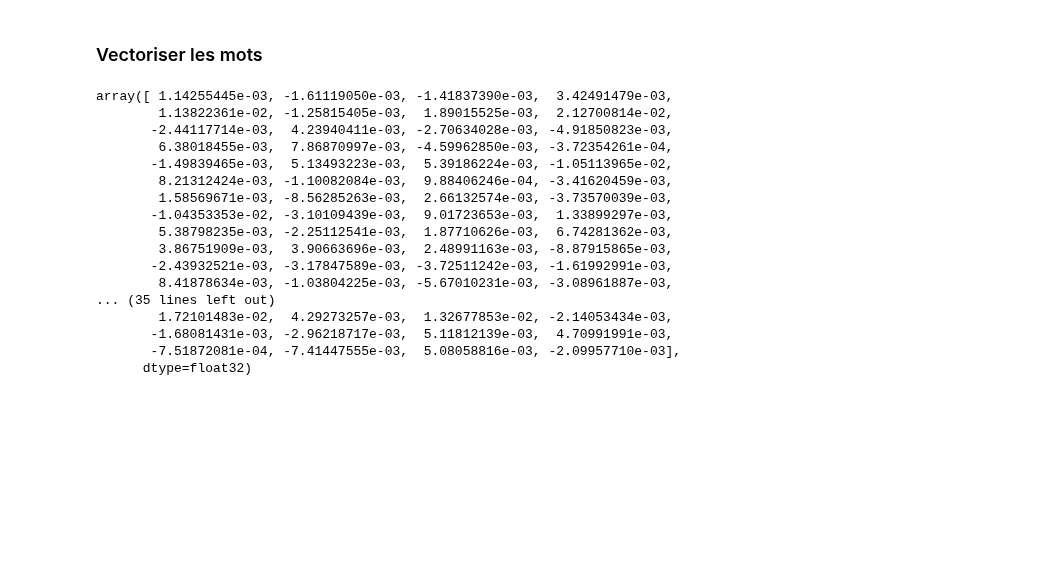
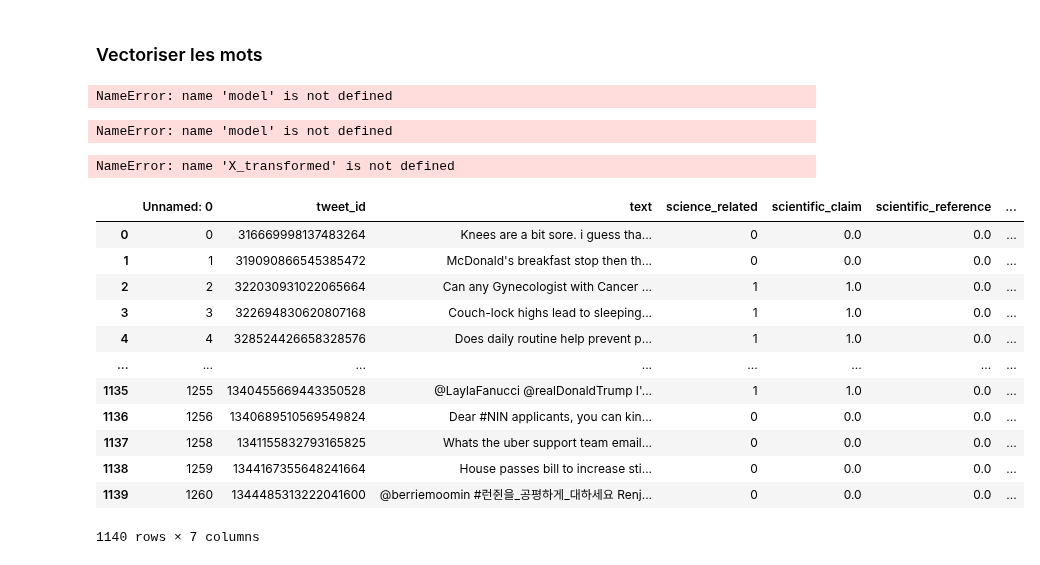
Before and after one commit to RaphaelRibes/machine-learning, a Jupyter notebook: ML_projet.ipynb, the cells around one changed output. Saved outputs shown, nothing was run; the diff lists cells and outputs as text; code cells hidden in the pictures; blank space fills up the shorter version.

```diff
--- a/ML_projet.ipynb
+++ b/ML_projet.ipynb
@@ -120,20 +315,4 @@ model = Word2Vec(refined_tweets, vector_size = 200, window = 2, min_count = 0, w
 # %%
-(model.wv["science"])
+len(model.wv["science"])
 # %% [output]
-array([ 1.14255445e-03, -1.61119050e-03, -1.41837390e-03,  3.42491479e-03,
-        1.13822361e-02, -1.25815405e-03,  1.89015525e-03,  2.12700814e-02,
-       -2.44117714e-03,  4.23940411e-03, -2.70634028e-03, -4.91850823e-03,
-        6.38018455e-03,  7.86870997e-03, -4.59962850e-03, -3.72354261e-04,
-       -1.49839465e-03,  5.13493223e-03,  5.39186224e-03, -1.05113965e-02,
-        8.21312424e-03, -1.10082084e-03,  9.88406246e-04, -3.41620459e-03,
-        1.58569671e-03, -8.56285263e-03,  2.66132574e-03, -3.73570039e-03,
-       -1.04353353e-02, -3.10109439e-03,  9.01723653e-03,  1.33899297e-03,
-        5.38798235e-03, -2.25112541e-03,  1.87710626e-03,  6.74281362e-03,
-        3.86751909e-03,  3.90663696e-03,  2.48991163e-03, -8.87915865e-03,
-       -2.43932521e-03, -3.17847589e-03, -3.72511242e-03, -1.61992991e-03,
-        8.41878634e-03, -1.03804225e-03, -5.67010231e-03, -3.08961887e-03,
-... (35 lines left out)
-        1.72101483e-02,  4.29273257e-03,  1.32677853e-02, -2.14053434e-03,
-       -1.68081431e-03, -2.96218717e-03,  5.11812139e-03,  4.70991991e-03,
-       -7.51872081e-04, -7.41447555e-03,  5.08058816e-03, -2.09957710e-03],
-      dtype=float32)
+NameError: name 'model' is not defined
@@ -139,0 +325,60 @@ array([ 1.14255445e-03, -1.61119050e-03, -1.41837390e-03,  3.42491479e-03,
+# %%
+#import numpy as np
+#from sklearn.feature_extraction.text import TfidfVectorizer
+
+# Exemple de corpus (phrases en texte brut)
+sentences = [
+    "The scientific discovery was groundbreaking",
+    "Physics and chemistry are fundamental sciences",
+    "The research paper introduced a new concept"
+]
+
+# Étape 1: Calculer le TF-IDF sur toutes les phrases
+tfidf_vectorizer = TfidfVectorizer()
+tfidf_matrix = tfidf_vectorizer.fit_transform(refined_tweets_join)
+tfidf_scores = dict(zip(tfidf_vectorizer.get_feature_names_out(), tfidf_vectorizer.idf_))
+
+# Simulons un modèle Word2Vec où chaque mot est représenté par un vecteur de taille 200
+# (En pratique, tu utiliserais un vrai modèle Word2Vec comme gensim)
+word2vec_model = model.wv
+
+# Fonction pour convertir une phrase en un vecteur TF-IDF pondéré
+def sentence_to_tfidf_w2v(sentence):
+    words = sentence.split()  # Tokenisation simple (mieux vaut utiliser nltk/spacy)
+    vectors = []
+    weights = []
+
+    for word in words:
+        if word in word2vec_model and word in tfidf_scores:  # Vérifier si le mot a un vecteur
+            vectors.append(word2vec_model[word] * tfidf_scores[word])  # Pondérer par TF-IDF
+            weights.append(tfidf_scores[word])
+
+    if len(vectors) == 0:  # Si aucun mot n'a de vecteur, renvoyer un vecteur nul
+        return np.zeros(200)
+
+    return np.sum(vectors, axis=0) / np.sum(weights)  # Moyenne pondérée
+
+# Transformer chaque phrase en un vecteur de taille 200
+X_transformed = np.array([sentence_to_tfidf_w2v(sentence) for sentence in refined_tweets_join])
+# %% [output]
+NameError: name 'model' is not defined
+# %%
+len(X_transformed)
+# %% [output]
+NameError: name 'X_transformed' is not defined
+# %%
+df
+# %% [output]
+|  | Unnamed: 0 | tweet_id | text | science_related | scientific_claim | scientific_reference | ... |
+| 0 | 0 | 316669998137483264 | Knees are a bit sore. i guess tha... | 0 | 0.0 | 0.0 | ... |
+| 1 | 1 | 319090866545385472 | McDonald's breakfast stop then th... | 0 | 0.0 | 0.0 | ... |
+| 2 | 2 | 322030931022065664 | Can any Gynecologist with Cancer ... | 1 | 1.0 | 0.0 | ... |
+| 3 | 3 | 322694830620807168 | Couch-lock highs lead to sleeping... | 1 | 1.0 | 0.0 | ... |
+| 4 | 4 | 328524426658328576 | Does daily routine help prevent p... | 1 | 1.0 | 0.0 | ... |
+| ... | ... | ... | ... | ... | ... | ... | ... |
+| 1135 | 1255 | 1340455669443350528 | @LaylaFanucci @realDonaldTrump I'... | 1 | 1.0 | 0.0 | ... |
+| 1136 | 1256 | 1340689510569549824 | Dear #NIN applicants, you can kin... | 0 | 0.0 | 0.0 | ... |
+| 1137 | 1258 | 1341155832793165825 | Whats the uber support team email... | 0 | 0.0 | 0.0 | ... |
+| 1138 | 1259 | 1344167355648241664 | House passes bill to increase sti... | 0 | 0.0 | 0.0 | ... |
+| 1139 | 1260 | 1344485313222041600 | @berriemoomin #런쥔을_공평하게_대하세요 Renj... | 0 | 0.0 | 0.0 | ... |
+1140 rows × 7 columns
```
Also changed, not shown: parts of 29 cells of this notebook.
